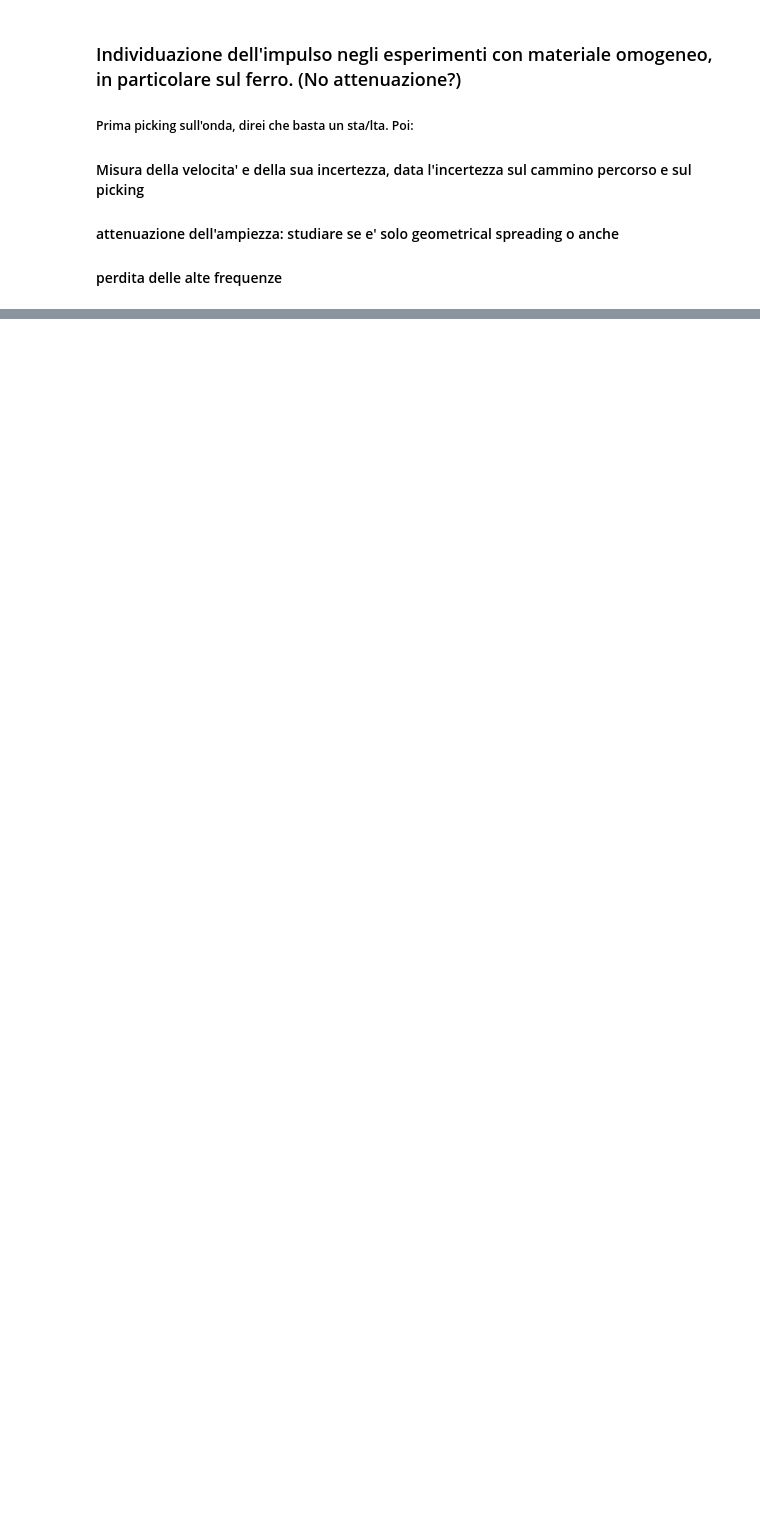
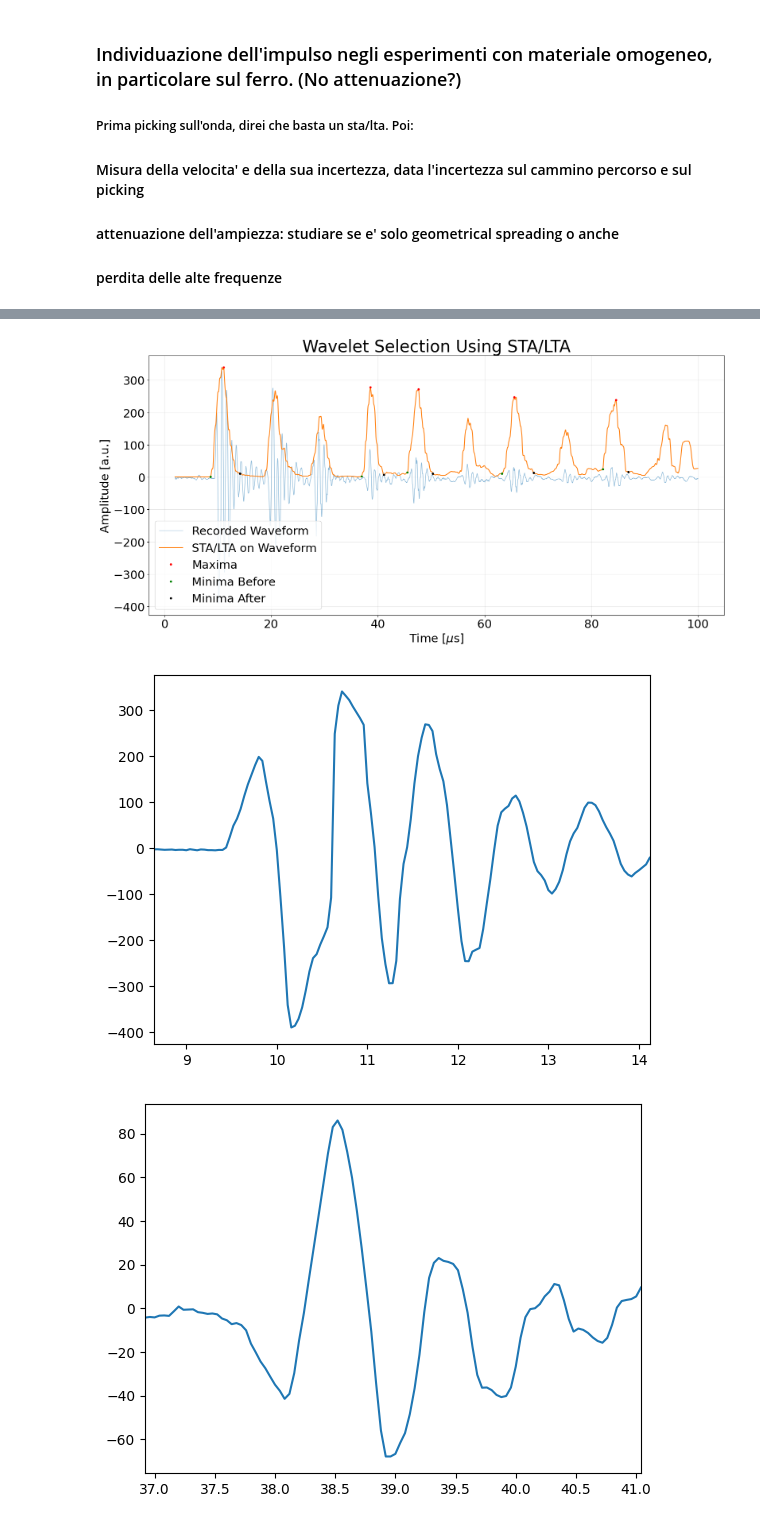
Before and after one commit to Bic10/lab_UW, a Jupyter notebook: notebooks/Identify_wavelet.ipynb, the cells around one changed output, grey strips where cells are left out. Cells and saved outputs as stored; diff of their text form; code cells hidden in the pictures; blank space fills up the shorter version.

```diff
--- a/notebooks/Identify_wavelet.ipynb
+++ b/notebooks/Identify_wavelet.ipynb
@@ -200,8 +202,8 @@ plotter.wavelet_selection_plot(time, waveform,ratio, index_max_list, index_min_b
 # %%
 # Try on real data
 base_dir = "/home/michele/Desktop/Dottorato/active_source_implementation"
-machine_name = "on_bench"
-experiment_name = "STF"
+machine_name= "on_bench"
+experiment_name = "glued_pzt"
 data_type = "uw_data/data_tsv_files"
 remove_initial_samples = 50    # number of samples to be removed at the beginning, to get rid of the noise burst.
 
@@ -217,11 +219,11 @@ for infile_path in infile_path_list:
     sta_window = 2*ceil(1/ metadata['sampling_rate'])         # twice the number of samples of the pzt wavelet that is, its resonance frequency
     lta_window = 2*ceil(8/ metadata['sampling_rate'])         # twice the number of samples of the wavelets train
 
-    if "p2p" in str(infile_path):
-        number_of_wavelet = 6
+    if "s2s" in str(infile_path):
+        number_of_wavelet = 3
 
     else:
-        number_of_wavelet = 3                                      # it can be calculated by length of the sample and theoretical reasoning on velocity boundary. But visual inspection is easier
+        number_of_wavelet = 5                                      # it can be calculated by length of the sample and theoretical reasoning on velocity boundary. But visual inspection is easier
 
     # Stack all waveforms, since are literally all the same in the file
     waveform = np.mean(data, axis=0)
@@ -229,7 +231,7 @@ for infile_path in infile_path_list:
     ratio = sta_lta(waveform, sta_window, lta_window)
     index_max_list, index_min_before_list, index_min_after_list = select_wavelets_given_known_numbers_of_them(ratio,
                                                                                                             chunk_n=number_of_wavelet,
-                                                                                                            tolerance=0.4)
+                                                                                                            tolerance=0.2)
 
     # silly correction for a stupid issue
     number_missing_time_samples = len(waveform) -len(metadata['time_ax_waveform'])
@@ -253,30 +255,34 @@ for infile_path in infile_path_list:
 
     for choosen_wavelet in range(number_of_wavelet):
         # CHOOSE THE FILE NAME WHERE TO SAVE WAVEFORMS AND THEIR METADATA
         infile_path = Path(infile_path)  # Convert to Path object
         while infile_path.suffix:
             infile_path = infile_path.with_suffix('')
         infile_name = infile_path.stem
         outfile_name = infile_name + f"_wavelet_number_{choosen_wavelet}"
         outfile_path = Path(outdir_path_data[0]) / outfile_name  # Combine the output directory and file name
 
         # DEFINE wavelet DATA
         start_wavelet = index_min_before_list[choosen_wavelet]
         end_wavelet = index_min_after_list[choosen_wavelet]
         wavelet = waveform[start_wavelet:end_wavelet]
 
 
         # DEFINE wavelet METADATA: HEREDITATE METADATA AND UPDATE IT
         wavelet_metadata = metadata.copy()         # copy is needed, otherwise both will point to the same memory!!!
         wavelet_metadata['number_of_samples'] = len(wavelet)
         wavelet_metadata['number_of_waveforms'] = 1
         wavelet_metadata['time_ax_waveform'] = metadata['time_ax_waveform'][start_wavelet:end_wavelet]
 
         ultrasonic_handler.save_waveform_json(data = wavelet, metadata = wavelet_metadata, outfile_path = outfile_path)
 
         # Try to Load data from a JSON file saved
         wavelet_data,wavelet_metadata = ultrasonic_handler.load_waveform_json(outfile_path)
         wavelet_time = wavelet_metadata['time_ax_waveform']
         plt.plot(wavelet_time,wavelet_data)
         plt.xlim((wavelet_time[0], wavelet_time[-1]))
         plt.show()
+# %% [output]
+[figure, added]
+[figure, added]
+[figure, added]
```
Also changed, not shown: parts of 2 cells of this notebook, 2 other files.
